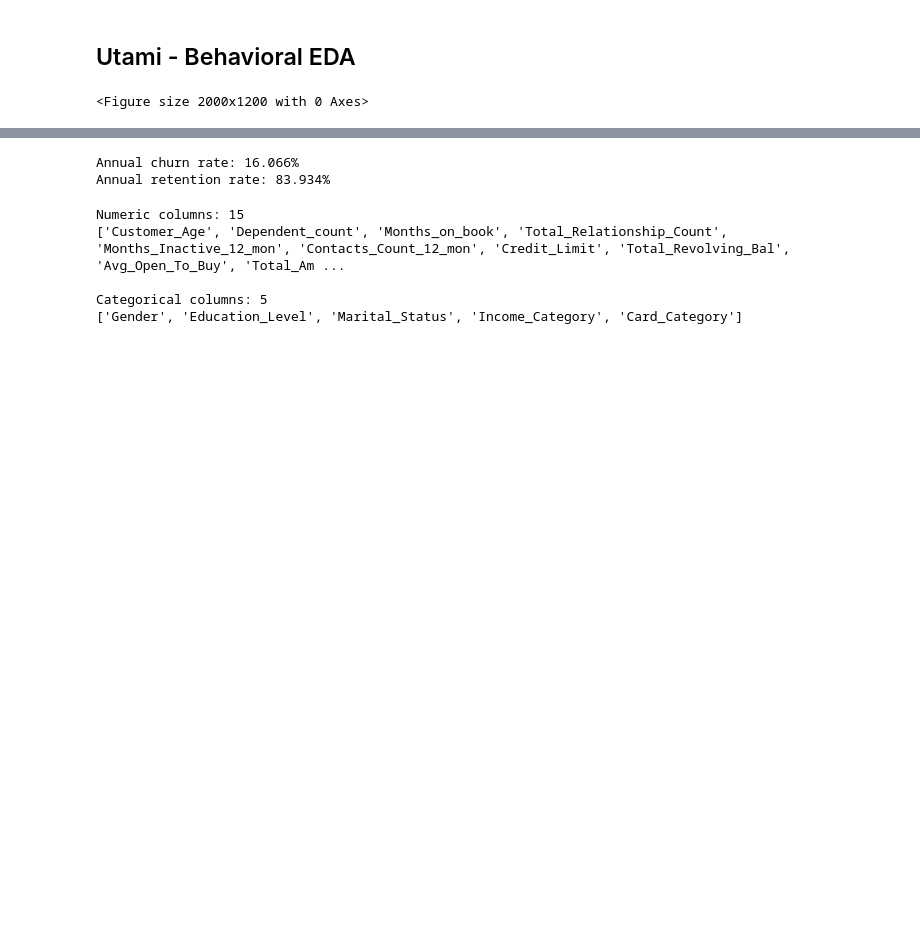
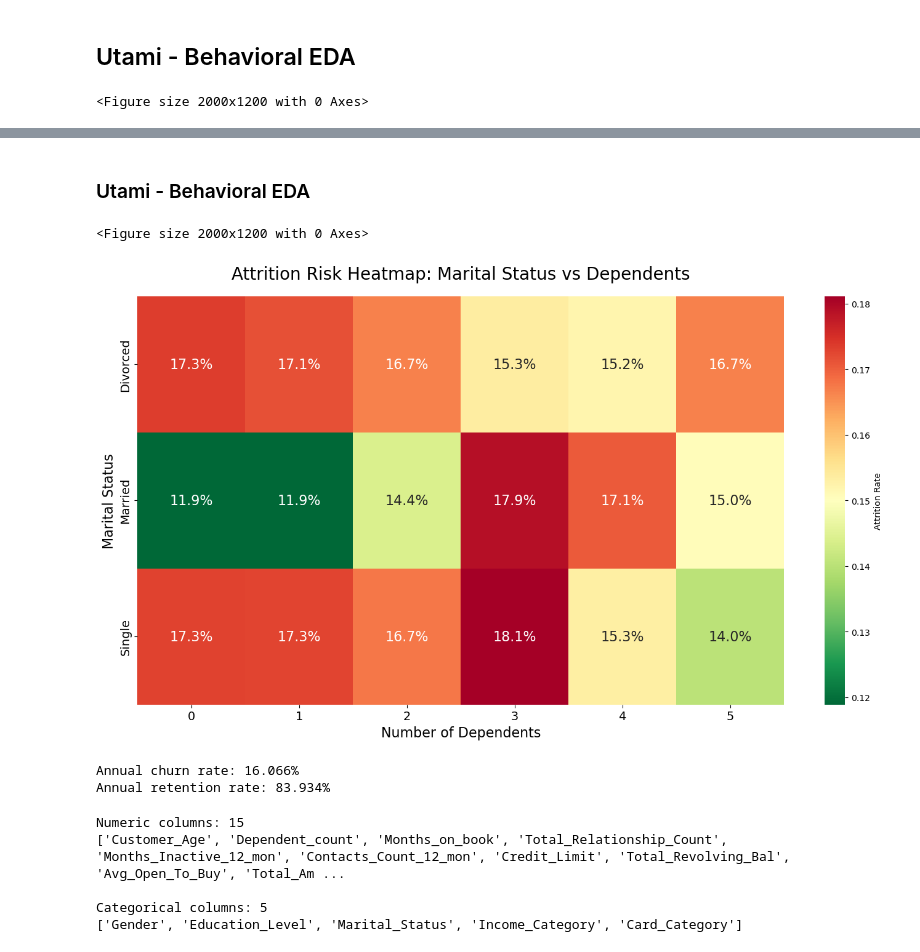
Before and after one commit to rzrizaldy/cmu-credit-card-clustering, a Jupyter notebook: applied_ml__creditcard_group10.ipynb, the cells around one changed output, grey strips where cells are left out. Drawn from its saved outputs; the diff is of its cells as text; code cells hidden in the pictures; blank space fills up the shorter version.

```diff
--- a/applied_ml__creditcard_group10.ipynb
+++ b/applied_ml__creditcard_group10.ipynb
@@ -469,0 +639,2 @@ Text(0.5, 1.0, 'Attrition Risk Heatmap: Marital Status vs Dependents')
+# %% [markdown]
+### Utami - Behavioral EDA
@@ -470,3 +648,51 @@ Text(0.5, 1.0, 'Attrition Risk Heatmap: Marital Status vs Dependents')
+# %%
+# 1. Data Preparation & Lifestage Segmentation
+df = pd.read_csv('credit_card_customers.csv')
+
+# Drop Unknown Marital Status
+df = df[df['Marital_Status'] != 'Unknown'].copy()
+
+# Feature Engineering: Create Lifestage Segment
+# Combining Marital Status and Dependent Count for granular segmentation
+df['Lifestage_Segment'] = df['Marital_Status'] + ' - ' + df['Dependent_count'].astype(str) + ' Dep'
+
+# Binary Attrition for Analysis (1 = Churned, 0 = Existing)
+df['Attrition_Binary'] = df['Attrition_Flag'].apply(lambda x: 1 if x == 'Attrited Customer' else 0)
+# %%
+# 2. Visualizations
+fig = plt.figure(figsize=(20, 12))
+plt.subplots_adjust(hspace=0.4, wspace=0.3)
+# %% [output]
+<Figure size 2000x1200 with 0 Axes>
+# %%
+# Chart 1: Attrition Heatmap (Risk Identification)
+# Insight: Identifies specific pockets of risk (e.g., Married with 3 Dependents)
+# 2. Create Pivot Table
+attrition_pivot = df.pivot_table(index='Marital_Status',
+                                 columns='Dependent_count',
+                                 values='Attrition_Binary',
+                                 aggfunc='mean')
+
+# 3. Create Larger Heatmap
+plt.figure(figsize=(14, 8)) # Set a large figure size (Width, Height)
+sns.heatmap(attrition_pivot,
+            annot=True,
+            fmt=".1%",
+            cmap="RdYlGn_r",
+            annot_kws={"size": 16}, # Increase font size of the percentages
+            cbar_kws={'label': 'Attrition Rate'})
+
+# Styling
+plt.title('Attrition Risk Heatmap: Marital Status vs Dependents', fontsize=20, pad=20)
+plt.xlabel('Number of Dependents', fontsize=16)
+plt.ylabel('Marital Status', fontsize=16)
+plt.xticks(fontsize=14)
+plt.yticks(fontsize=14)
+
+plt.tight_layout()
+plt.show()
+# %% [output]
+[figure, added]
 # %%
 #Compute churn rate and retention rate
 attrition_counts = data["Attrition_Flag"].value_counts()
```
Also changed, not shown: parts of 13 cells of this notebook.
